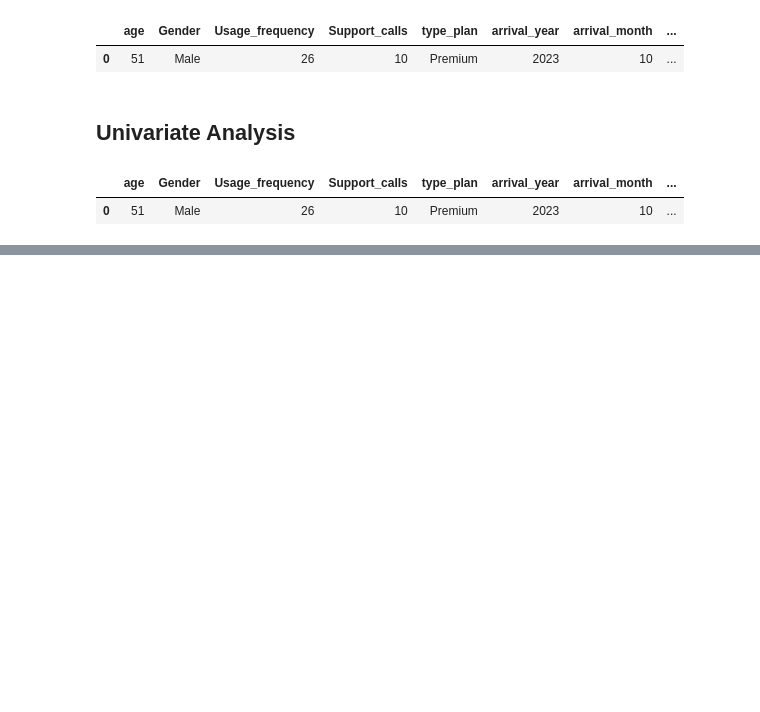
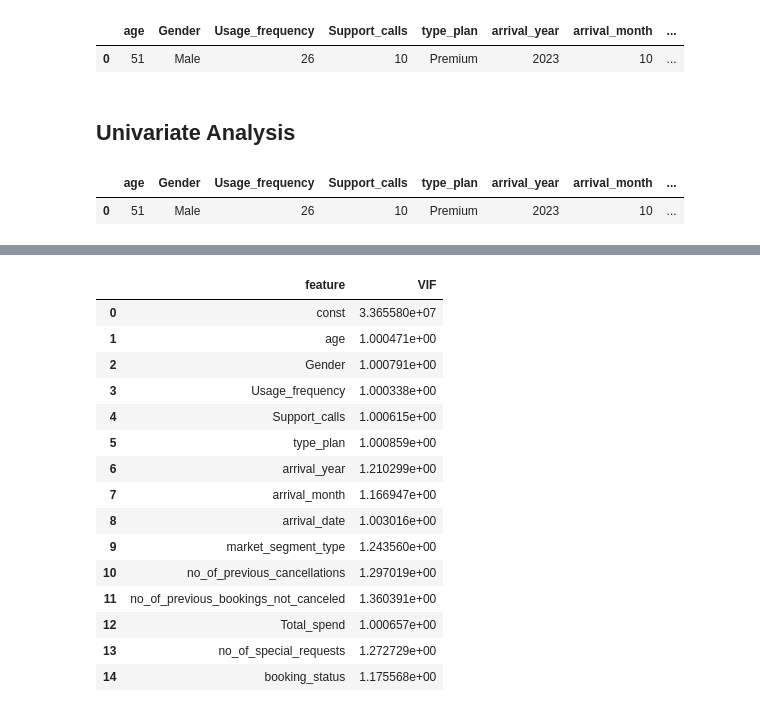
Before and after one commit to Singhpriyanshu2907/Cust_churn, a Jupyter notebook: notebooks/experiments.ipynb, the cells around one changed output, grey strips where cells are left out. Cells and saved outputs as stored; diff of their text form; code cells hidden in the pictures; blank space fills up the shorter version.

```diff
--- a/notebooks/experiments.ipynb
+++ b/notebooks/experiments.ipynb
@@ -81,0 +116,26 @@ df_copy.head(1)
+# %%
+X = add_constant(df)
+
+vif_data = pd.DataFrame()
+
+vif_data["feature"] = X.columns
+vif_data["VIF"] = [variance_inflation_factor(X.values,i) for i in range(X.shape[1])]
+# %%
+vif_data
+# %% [output]
+|  | feature | VIF |
+| 0 | const | 3.365580e+07 |
+| 1 | age | 1.000471e+00 |
+| 2 | Gender | 1.000791e+00 |
+| 3 | Usage_frequency | 1.000338e+00 |
+| 4 | Support_calls | 1.000615e+00 |
+| 5 | type_plan | 1.000859e+00 |
+| 6 | arrival_year | 1.210299e+00 |
+| 7 | arrival_month | 1.166947e+00 |
+| 8 | arrival_date | 1.003016e+00 |
+| 9 | market_segment_type | 1.243560e+00 |
+| 10 | no_of_previous_cancellations | 1.297019e+00 |
+| 11 | no_of_previous_bookings_not_canceled | 1.360391e+00 |
+| 12 | Total_spend | 1.000657e+00 |
+| 13 | no_of_special_requests | 1.272729e+00 |
+| 14 | booking_status | 1.175568e+00 |
```
Also changed, not shown: parts of 7 cells of this notebook, 41 other files.
